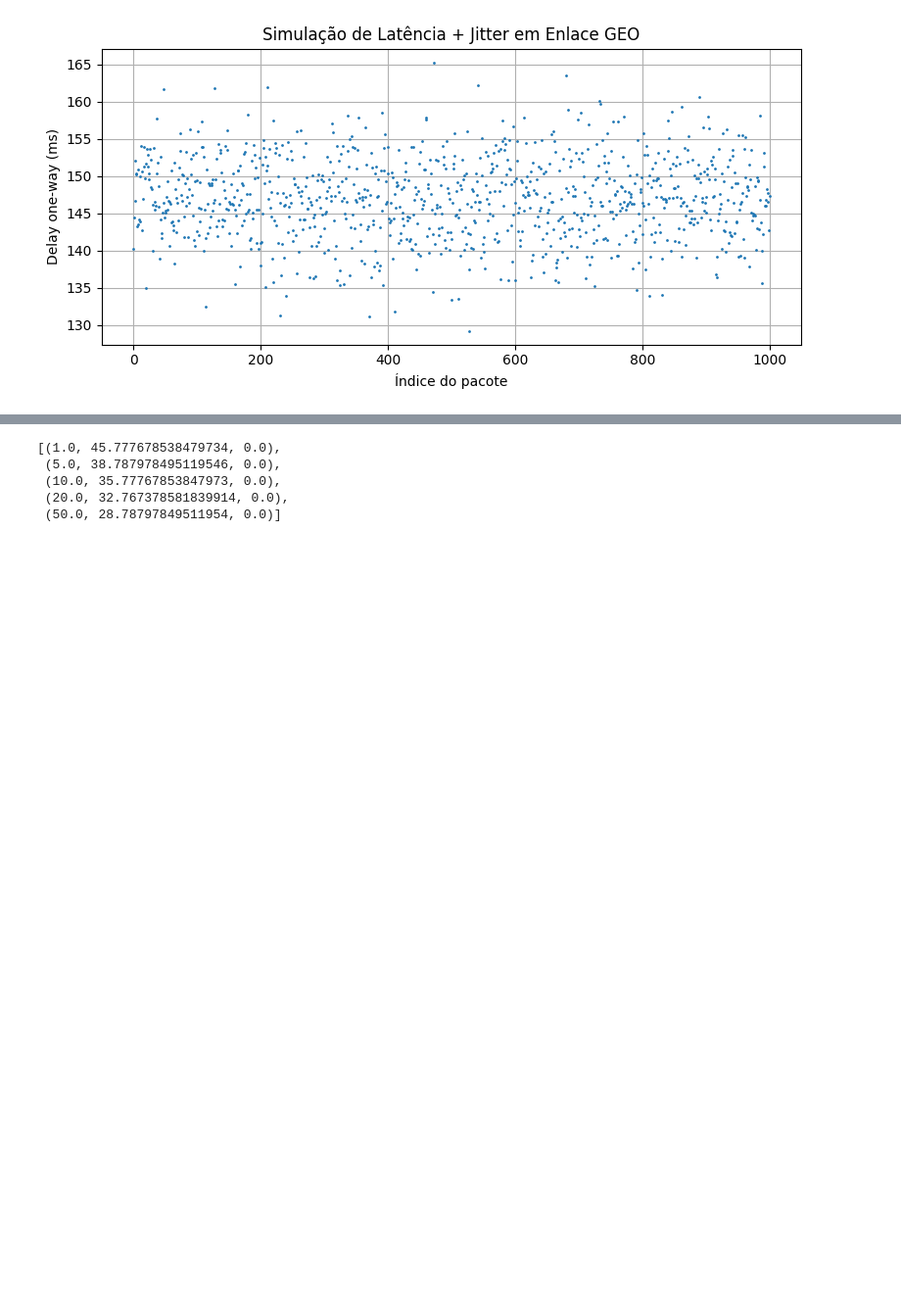
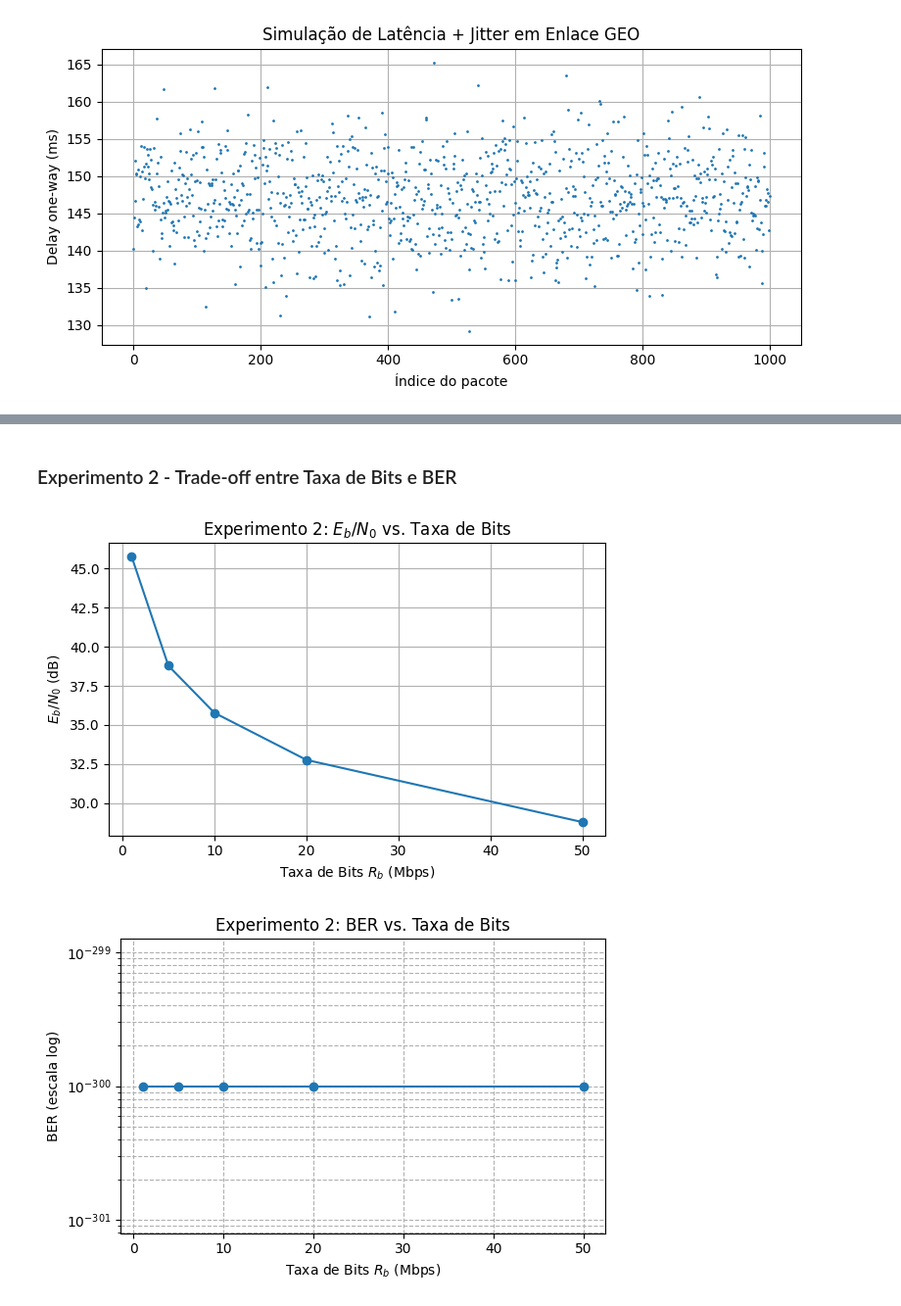
Before and after one commit to Vtr97/ProjetoRedesSemFio, a Jupyter notebook: Projeto_RedesSemFio.ipynb, the cells around one changed output, grey strips where cells are left out. Shown at 98% size. Drawn from its saved outputs; the diff is of its cells as text; code cells hidden in the pictures; blank space fills up the shorter version.

```diff
--- a/Projeto_RedesSemFio.ipynb
+++ b/Projeto_RedesSemFio.ipynb
@@ -458 +455,3 @@ plt.show()
+# %% [markdown]
+### Experimento 2 - Trade-off entre Taxa de Bits e BER
 # %%
@@ -468,11 +468,34 @@ for R in bit_rates:
     ebn0 = link.eb_n0_db().item()
     ber = link.ber_bpsk()
     rows.append((R/1e6, ebn0, ber))
-# %%
-rows
-# %% [output]
-[(1.0, 45.777678538479734, 0.0),
- (5.0, 38.787978495119546, 0.0),
- (10.0, 35.77767853847973, 0.0),
- (20.0, 32.767378581839914, 0.0),
- (50.0, 28.78797849511954, 0.0)]
+# %%
+# Converte para arrays NumPy
+rows = np.array(rows, dtype=float)
+Rb     = rows[:, 0]
+EbN0   = rows[:, 1]
+BER    = rows[:, 2]
+
+# -------- Plot 1: Eb/N0 vs Rb --------
+plt.figure(figsize=(6, 4))
+plt.plot(Rb, EbN0, marker='o')
+plt.xlabel("Taxa de Bits $R_b$ (Mbps)")
+plt.ylabel("$E_b/N_0$ (dB)")
+plt.title("Experimento 2: $E_b/N_0$ vs. Taxa de Bits")
+plt.grid(True)
+plt.tight_layout()
+plt.savefig("./plots/exp2_ebn0-vs-rb.pdf")
+plt.show()
+
+# -------- Plot 2: BER vs Rb (escala log) --------
+plt.figure(figsize=(6, 4))
+plt.semilogy(Rb, BER + 1e-300, marker='o')  # evita erro log de zero
+plt.xlabel("Taxa de Bits $R_b$ (Mbps)")
+plt.ylabel("BER (escala log)")
+plt.title("Experimento 2: BER vs. Taxa de Bits")
+plt.grid(True, which="both", ls="--")
+plt.tight_layout()
+plt.savefig("./plots/exp2_ber-vs-rb.pdf")
+plt.show()
+# %% [output]
+[figure, added]
+[figure, added]
```
Also changed, not shown: parts of 13 cells of this notebook, 11 other files.
